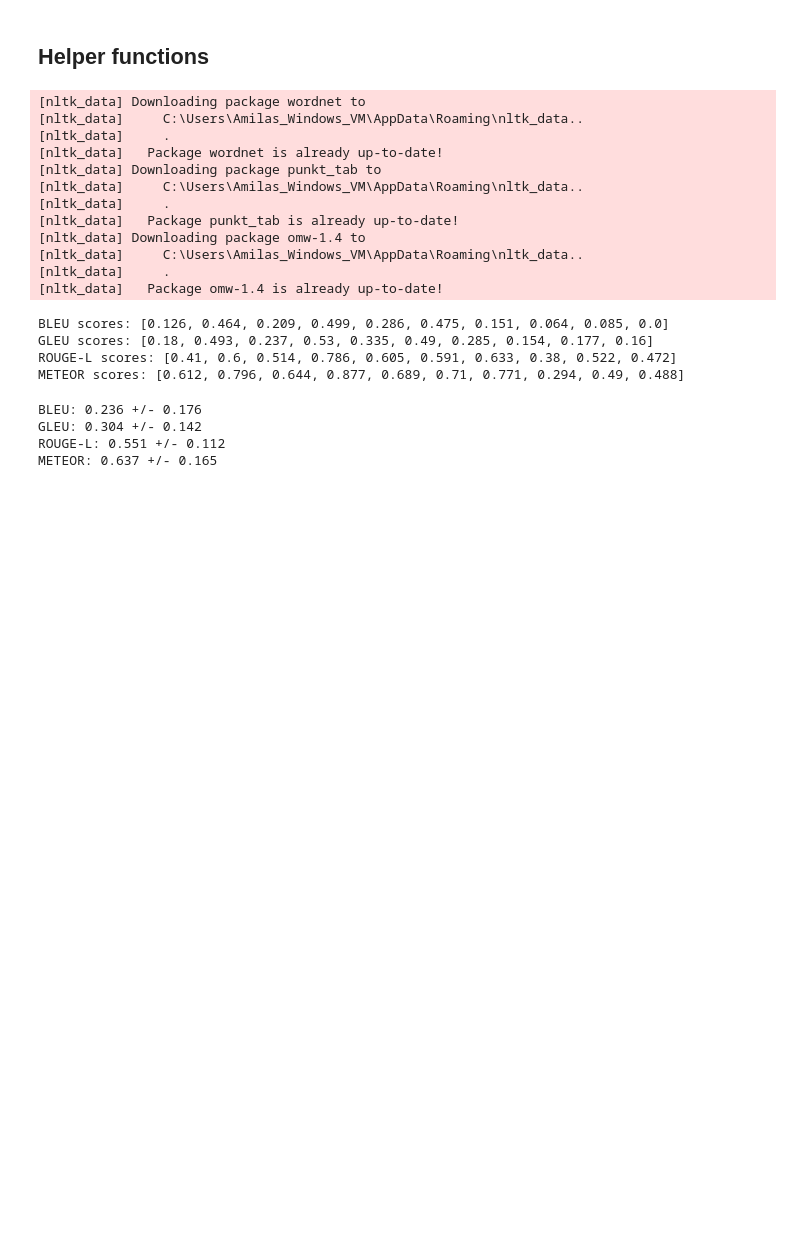
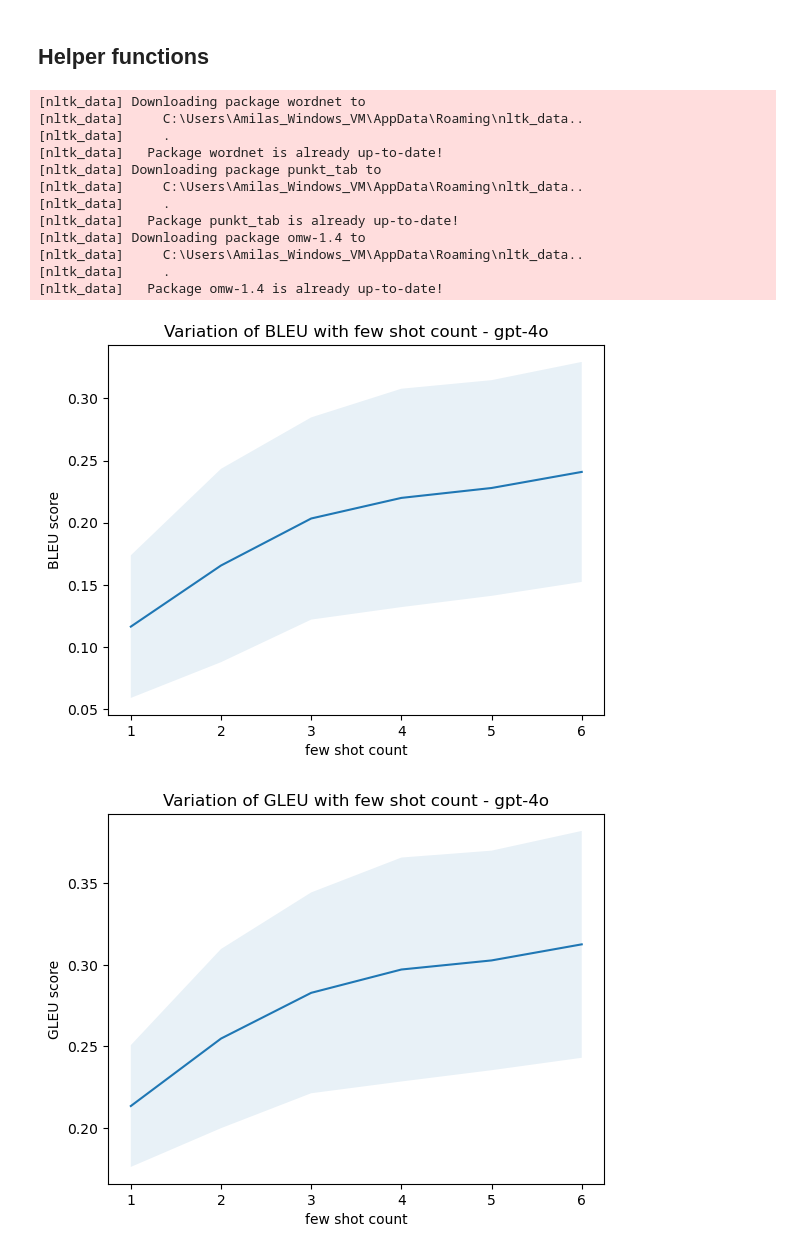
Before and after one commit to AmilaIndika789/SheetCopilot, a Jupyter notebook: agent/huggingface_evaluations.ipynb, the cells around one changed output. Cells and saved outputs as stored; diff of their text form; code cells hidden in the pictures; blank space fills up the shorter version.

Commit message:
Add plotting of variations of eval metrics vs. few shot counts

```diff
--- a/agent/huggingface_evaluations.ipynb
+++ b/agent/huggingface_evaluations.ipynb
@@ -26,10 +26,7 @@ path_generator = create_path_generator(
     file_path=f"{OUTPUT_PATH}/intermediate_responses/"
 )
 correct_response_file_paths = [str(path) for path in path_generator]
-correct_response_file_paths = correct_response_file_paths[1:]
+correct_response_file_paths = correct_response_file_paths[11:21]
-# %%
-path_generator = create_path_generator(file_path=f"{OUTPUT_PATH}/{model_name}/gpt_responses/")
-gpt_responses_file_paths = [str(path) for path in path_generator]
 # %%
 bleu = evaluate.load("bleu")
 google_bleu = evaluate.load("google_bleu")
@@ -48,6 +45,15 @@ meteor = evaluate.load("meteor")
 [nltk_data]     C:\Users\Amilas_Windows_VM\AppData\Roaming\nltk_data..
 [nltk_data]     .
 [nltk_data]   Package omw-1.4 is already up-to-date!
+# %%
+def remove_quotes_and_new_lines(instructions: str) -> list:
+    instructions = instructions.replace("'", "").replace('"', "").split("- Step")
+    instructions = [
+        instruction.strip().replace("\n", "")
+        for instruction in instructions
+        if instruction != ""
+    ]
+    return instructions
 # %%
 bleu_scores = []
 gleu_scores = []
@@ -117,20 +132,15 @@ for test_index in tqdm(range(10)):
-# %%
-print(f"BLEU scores: {[round(score, 3) for score in bleu_scores]}")
-print(f"GLEU scores: {[round(score, 3) for score in gleu_scores]}")
-print(f"ROUGE-L scores: {[round(score, 3) for score in rouge_scores]}")
-print(f"METEOR scores: {[round(score, 3) for score in meteor_scores]}")
-# %% [output]
-BLEU scores: [0.126, 0.464, 0.209, 0.499, 0.286, 0.475, 0.151, 0.064, 0.085, 0.0]
-GLEU scores: [0.18, 0.493, 0.237, 0.53, 0.335, 0.49, 0.285, 0.154, 0.177, 0.16]
-ROUGE-L scores: [0.41, 0.6, 0.514, 0.786, 0.605, 0.591, 0.633, 0.38, 0.522, 0.472]
-METEOR scores: [0.612, 0.796, 0.644, 0.877, 0.689, 0.71, 0.771, 0.294, 0.49, 0.488]
-# %%
-print(f"BLEU: {np.mean(bleu_scores):.3f} +/- {np.std(bleu_scores):.3f}")
-print(f"GLEU: {np.mean(gleu_scores):.3f} +/- {np.std(gleu_scores):.3f}")
-print(f"ROUGE-L: {np.mean(rouge_scores):.3f} +/- {np.std(rouge_scores):.3f}")
-print(f"METEOR: {np.mean(meteor_scores):.3f} +/- {np.std(meteor_scores):.3f}")
-# %% [output]
-BLEU: 0.236 +/- 0.176
-GLEU: 0.304 +/- 0.142
-ROUGE-L: 0.551 +/- 0.112
-METEOR: 0.637 +/- 0.165
+# %%
+import matplotlib.pyplot as plt
+for metric in ["bleu", "gleu", "rouge", "meteor"]:
+    x = np.array(range(1, 7))
+    y = np.array([item[f"mean_{metric}"] for item in few_shot_metrics])
+    ci = np.array([item[f"ci_{metric}"] for item in few_shot_metrics])
+    plt.plot(x, y)
+    plt.fill_between(x, (y-ci), (y+ci), alpha=0.1)
+    plt.ylabel(f"{metric.upper()} score")
+    plt.xlabel("few shot count")
+    plt.title(f"Variation of {metric.upper()} with few shot count - {model_name}")
+    plt.show()
+# %% [output]
+[figure, added]
+[figure, added]
```
Also changed, not shown: parts of 2 cells of this notebook.
